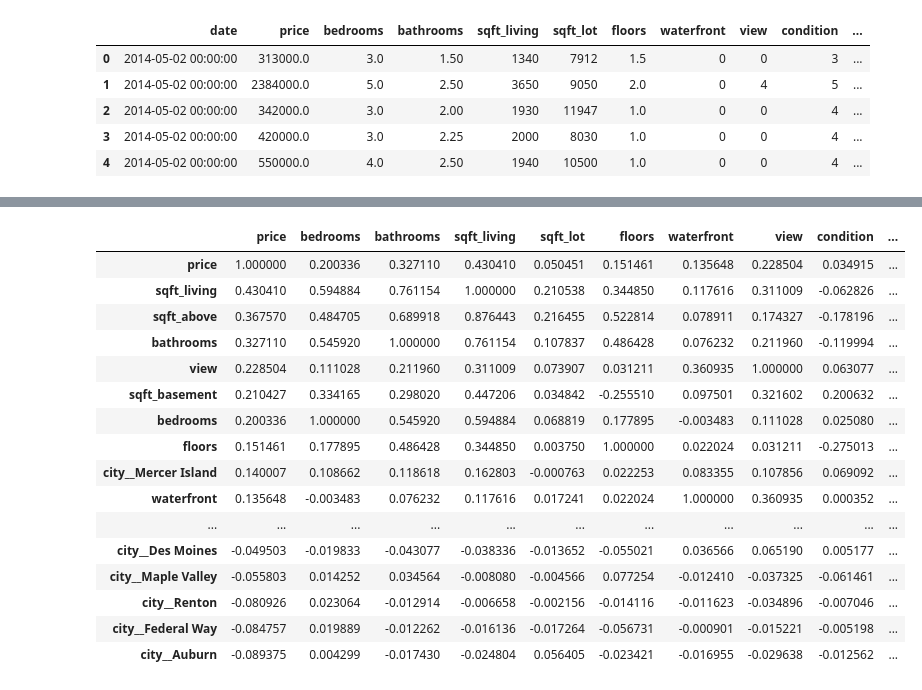
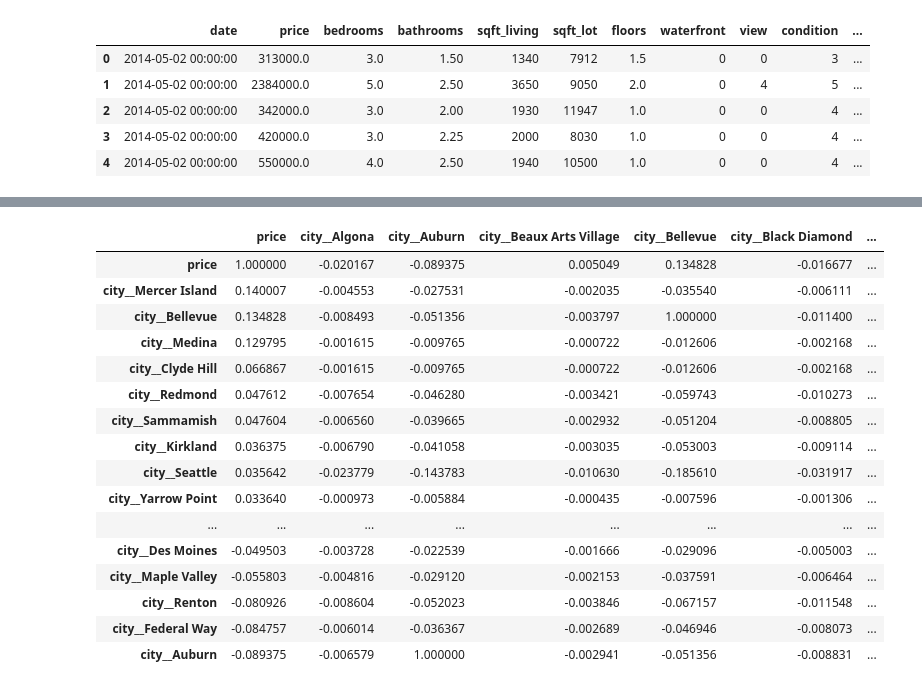
Before and after one commit to kanghinlee/Data_Portfolio, a Jupyter notebook: 03_Machine_Learning/03_Linear_Regression/03_House_Price_prediction/script.ipynb, the cells around one changed output, grey strips where cells are left out. Cells and saved outputs as stored; diff of their text form; code cells hidden in the pictures.

```diff
--- a/03_Machine_Learning/03_Linear_Regression/03_House_Price_prediction/script.ipynb
+++ b/03_Machine_Learning/03_Linear_Regression/03_House_Price_prediction/script.ipynb
@@ -87,25 +129,27 @@ df_monthly_price = df_price_trend.groupby('floor_month')["price"].median().plot(
 # %%
-clean_df = df.drop(columns = ['date', 'street', 'statezip', 'country']).copy()
-clean_df = pd.get_dummies(clean_df, prefix = ["city_"], columns = ["city"])
+city_df = df[['price', 'city']].copy()
+city_df= pd.get_dummies(city_df, prefix = ["city_"], columns = ["city"])
 
-corr = clean_df.corr()
+corr = city_df.corr()
+# Sort by Correlation
 corr_sort = corr.sort_values(by = ["price"], ascending = False)
-corr.style.background_gradient(cmap='coolwarm')
+
+corr_sort.style.background_gradient(cmap='coolwarm')
 # %% [output]
-|  | price | bedrooms | bathrooms | sqft_living | sqft_lot | floors | waterfront | view | condition | ... |
-| price | 1.000000 | 0.200336 | 0.327110 | 0.430410 | 0.050451 | 0.151461 | 0.135648 | 0.228504 | 0.034915 | ... |
-| sqft_living | 0.430410 | 0.594884 | 0.761154 | 1.000000 | 0.210538 | 0.344850 | 0.117616 | 0.311009 | -0.062826 | ... |
-| sqft_above | 0.367570 | 0.484705 | 0.689918 | 0.876443 | 0.216455 | 0.522814 | 0.078911 | 0.174327 | -0.178196 | ... |
-| bathrooms | 0.327110 | 0.545920 | 1.000000 | 0.761154 | 0.107837 | 0.486428 | 0.076232 | 0.211960 | -0.119994 | ... |
-| view | 0.228504 | 0.111028 | 0.211960 | 0.311009 | 0.073907 | 0.031211 | 0.360935 | 1.000000 | 0.063077 | ... |
-| sqft_basement | 0.210427 | 0.334165 | 0.298020 | 0.447206 | 0.034842 | -0.255510 | 0.097501 | 0.321602 | 0.200632 | ... |
-| bedrooms | 0.200336 | 1.000000 | 0.545920 | 0.594884 | 0.068819 | 0.177895 | -0.003483 | 0.111028 | 0.025080 | ... |
-| floors | 0.151461 | 0.177895 | 0.486428 | 0.344850 | 0.003750 | 1.000000 | 0.022024 | 0.031211 | -0.275013 | ... |
-| city__Mercer Island | 0.140007 | 0.108662 | 0.118618 | 0.162803 | -0.000763 | 0.022253 | 0.083355 | 0.107856 | 0.069092 | ... |
-| waterfront | 0.135648 | -0.003483 | 0.076232 | 0.117616 | 0.017241 | 0.022024 | 1.000000 | 0.360935 | 0.000352 | ... |
-| ... | ... | ... | ... | ... | ... | ... | ... | ... | ... | ... |
-| city__Des Moines | -0.049503 | -0.019833 | -0.043077 | -0.038336 | -0.013652 | -0.055021 | 0.036566 | 0.065190 | 0.005177 | ... |
-| city__Maple Valley | -0.055803 | 0.014252 | 0.034564 | -0.008080 | -0.004566 | 0.077254 | -0.012410 | -0.037325 | -0.061461 | ... |
-| city__Renton | -0.080926 | 0.023064 | -0.012914 | -0.006658 | -0.002156 | -0.014116 | -0.011623 | -0.034896 | -0.007046 | ... |
-| city__Federal Way | -0.084757 | 0.019889 | -0.012262 | -0.016136 | -0.017264 | -0.056731 | -0.000901 | -0.015221 | -0.005198 | ... |
-| city__Auburn | -0.089375 | 0.004299 | -0.017430 | -0.024804 | 0.056405 | -0.023421 | -0.016955 | -0.029638 | -0.012562 | ... |
+|  | price | city__Algona | city__Auburn | city__Beaux Arts Village | city__Bellevue | city__Black Diamond | ... |
+| price | 1.000000 | -0.020167 | -0.089375 | 0.005049 | 0.134828 | -0.016677 | ... |
+| city__Mercer Island | 0.140007 | -0.004553 | -0.027531 | -0.002035 | -0.035540 | -0.006111 | ... |
+| city__Bellevue | 0.134828 | -0.008493 | -0.051356 | -0.003797 | 1.000000 | -0.011400 | ... |
+| city__Medina | 0.129795 | -0.001615 | -0.009765 | -0.000722 | -0.012606 | -0.002168 | ... |
+| city__Clyde Hill | 0.066867 | -0.001615 | -0.009765 | -0.000722 | -0.012606 | -0.002168 | ... |
+| city__Redmond | 0.047612 | -0.007654 | -0.046280 | -0.003421 | -0.059743 | -0.010273 | ... |
+| city__Sammamish | 0.047604 | -0.006560 | -0.039665 | -0.002932 | -0.051204 | -0.008805 | ... |
+| city__Kirkland | 0.036375 | -0.006790 | -0.041058 | -0.003035 | -0.053003 | -0.009114 | ... |
+| city__Seattle | 0.035642 | -0.023779 | -0.143783 | -0.010630 | -0.185610 | -0.031917 | ... |
+| city__Yarrow Point | 0.033640 | -0.000973 | -0.005884 | -0.000435 | -0.007596 | -0.001306 | ... |
+| ... | ... | ... | ... | ... | ... | ... | ... |
+| city__Des Moines | -0.049503 | -0.003728 | -0.022539 | -0.001666 | -0.029096 | -0.005003 | ... |
+| city__Maple Valley | -0.055803 | -0.004816 | -0.029120 | -0.002153 | -0.037591 | -0.006464 | ... |
+| city__Renton | -0.080926 | -0.008604 | -0.052023 | -0.003846 | -0.067157 | -0.011548 | ... |
+| city__Federal Way | -0.084757 | -0.006014 | -0.036367 | -0.002689 | -0.046946 | -0.008073 | ... |
+| city__Auburn | -0.089375 | -0.006579 | 1.000000 | -0.002941 | -0.051356 | -0.008831 | ... |
```
Also changed, not shown: parts of 17 cells of this notebook.
